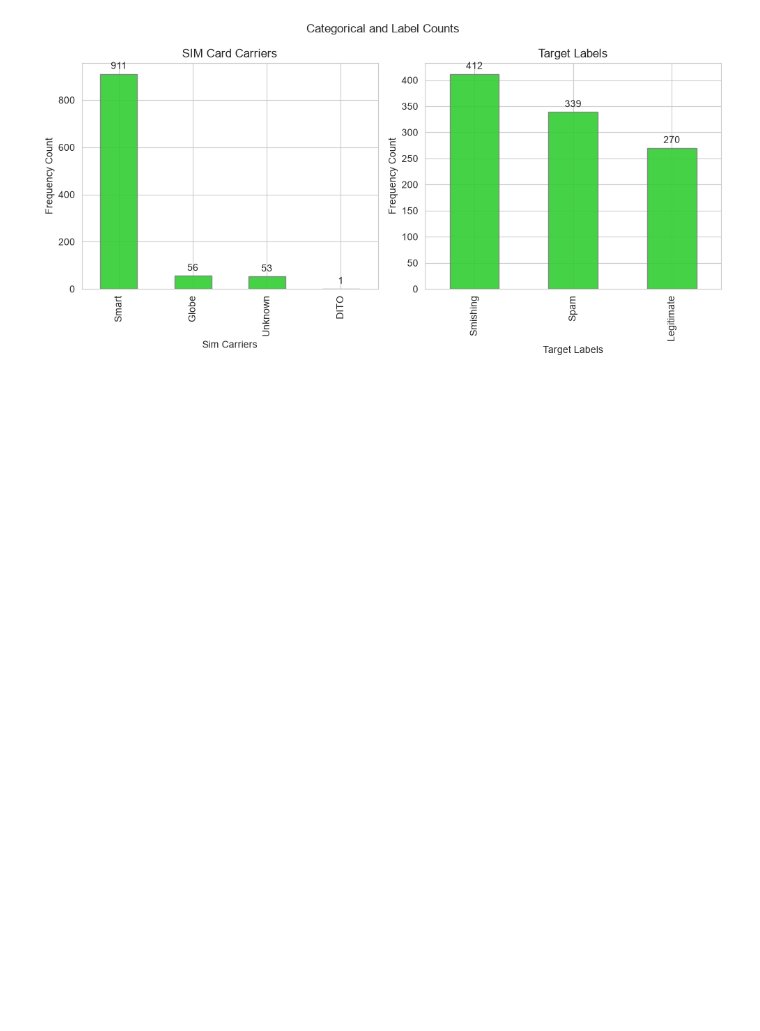
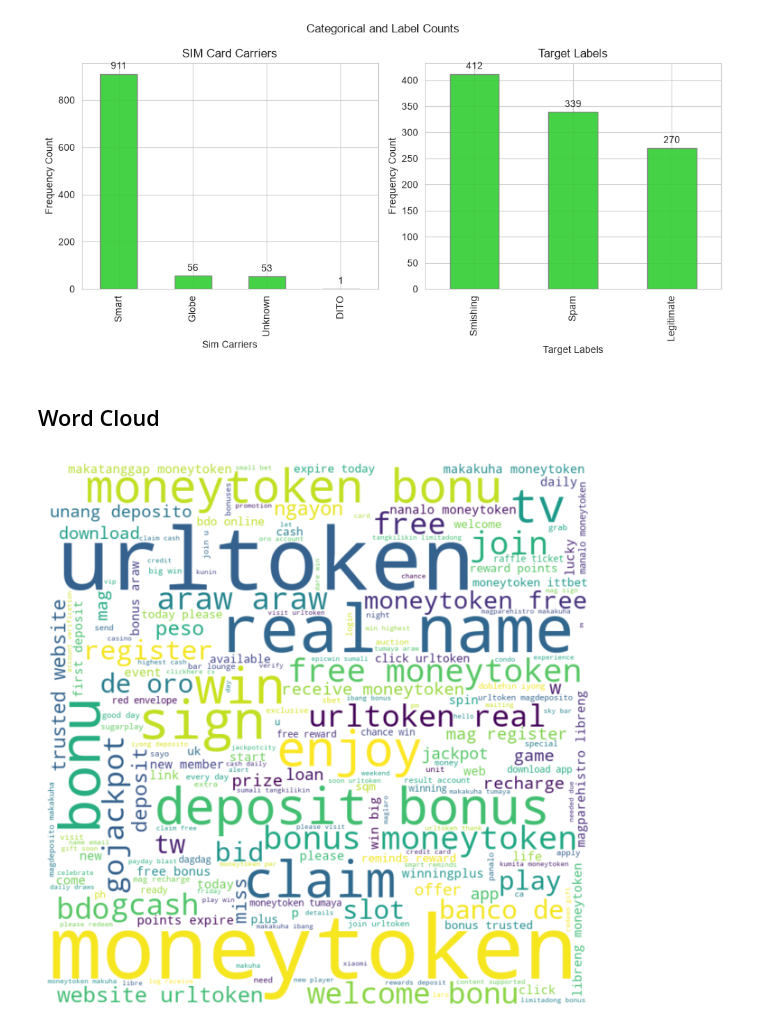
Before and after one commit to leiandrei/sms-smishing-classification, a Jupyter notebook: notebooks/02_exploratory_da.ipynb, the cells around one changed output. Saved outputs shown, nothing was run; the diff lists cells and outputs as text; code cells hidden in the pictures; blank space fills up the shorter version.

Commit message:
(add): added wordcloud visualization for word frequencies

```diff
--- a/notebooks/02_exploratory_da.ipynb
+++ b/notebooks/02_exploratory_da.ipynb
@@ -185,3 +185,24 @@ plt.suptitle('Categorical and Label Counts')
 plt.tight_layout()
 # %% [output]
 [figure]
+# %% [markdown]
+## Word Cloud
+# %%
+all_text = " ".join(data['text'].dropna().astype(str))
+
+word_cloud = WordCloud(
+    width=800,
+    height=800,
+    background_color='white',
+    min_font_size=10
+).generate(all_text)
+
+# 3. Plot the word cloud
+fig, ax = plt.subplots(figsize=(9, 6), facecolor=None)
+ax.imshow(word_cloud, interpolation='bilinear')
+
+ax.axis('off')
+plt.tight_layout(pad=0)
+plt.show()
+# %% [output]
+[figure, added]
```
Also changed, not shown: parts of 1 cell of this notebook.
